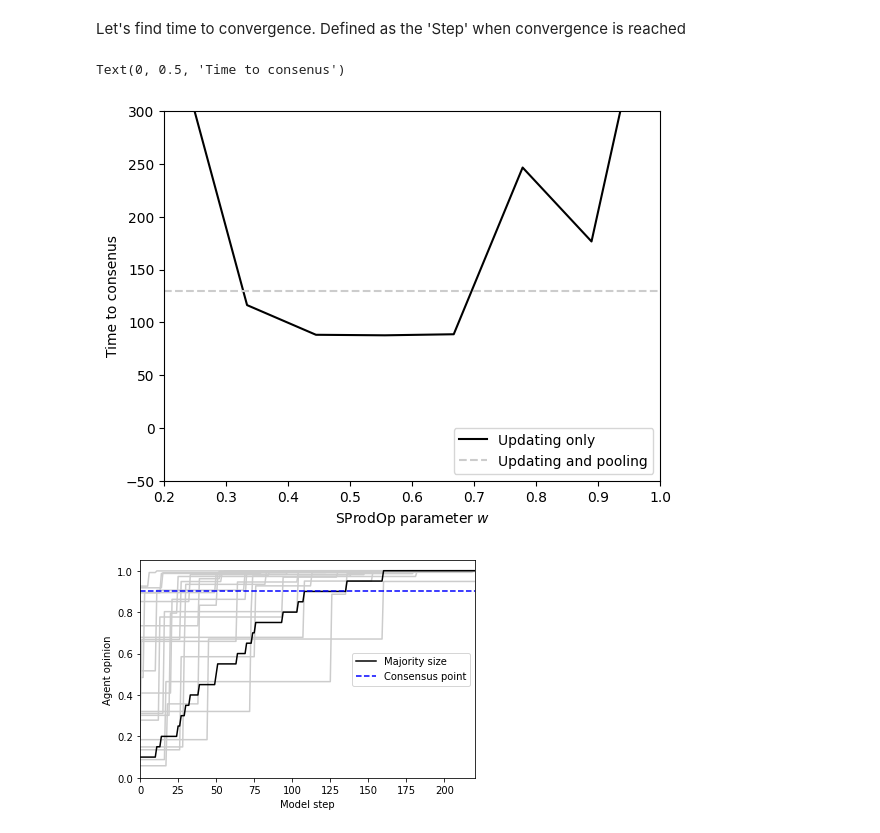
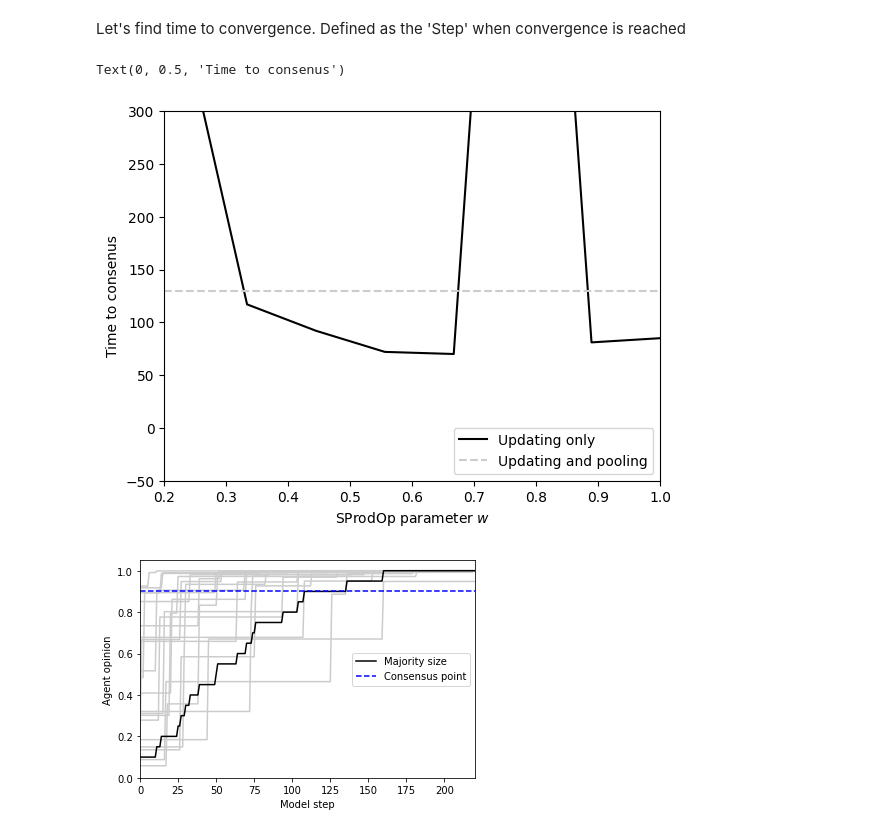
Before and after one commit to TheoLeVay1/Dynamic-Environments-in-Best-of-N, a Jupyter notebook: Model_experimentation.ipynb, the cells around one changed output. Cells and saved outputs as stored; diff of their text form; code cells hidden in the pictures.

```diff
--- a/Model_experimentation.ipynb
+++ b/Model_experimentation.ipynb
@@ -10,41 +10,43 @@ Let's find time to convergence. Defined as the 'Step' when convergence is reache
 # %%
 params = {"K": 100, "n": 3, "w": np.linspace(0,1,10), "alpha": 0.1, "epsilon" : 0.02, "pooling" : True, "uniform" : False}
 
+iterations = 1
+
 results = mesa.batch_run(Model,parameters=params,number_processes=1,data_collection_period=1,display_progress=True,
-    iterations=10,max_steps=500)
+    iterations=iterations,max_steps=500)
 
 results_df = pd.DataFrame(results)
 admired_cols = ['Step', 'Consensus', 'w', 'iteration']
 results_df = results_df.drop(columns = [col for col in results_df.columns if col not in admired_cols])
 
 
 nested_data = []
 for w in params["w"]:
     data = []
     results_w = results_df[results_df.w == w]
-    for it in range(10):
+    for it in range(iterations):
         results_it = results_w[(results_w.iteration == it) & (results_w.Consensus >= 0.9)]
         if len(results_it) > 0:
             consensus_time = results_it.Step.values[0]
             data.append(consensus_time)
         else:
             consensus_time = 1000
         data.append(consensus_time)
 
     nested_data.append(np.mean(np.array(data), axis = 0))
 
 plt.plot(params["w"], nested_data, color = 'black', label = "Updating only")
 plt.axhline(y = 130, color = '0.8', linestyle = 'dashed', label = "Updating and pooling")
 plt.xlim([0.2,1])
 plt.ylim([-50,300])
 plt.legend(loc = 4)
 plt.xlabel("SProdOp parameter $w$")
 plt.ylabel("Time to consenus")
 
-# plt.savefig("Figures/time_to_consensus_varying_w.pdf")
+plt.savefig("Figures/Varied_av_op_plots/.pdf")
 # %% [output]
 Text(0, 0.5, 'Time to consenus')
-[figure, old version]
+[figure, new version]
 # %%
 # This plot can be the explanatory plot. We can have the agent opinions plotted as light gray lines and the consensus line as a black line
 # that is labelled with M >= ...
```
Also changed, not shown: 39 other files.
